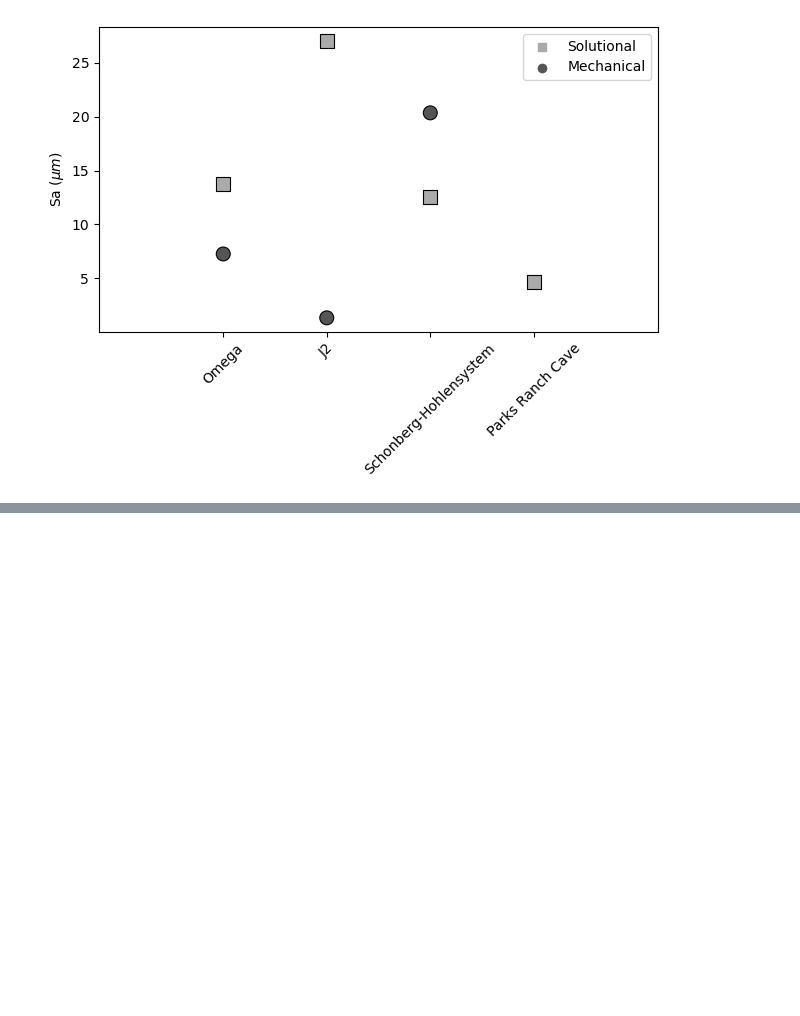
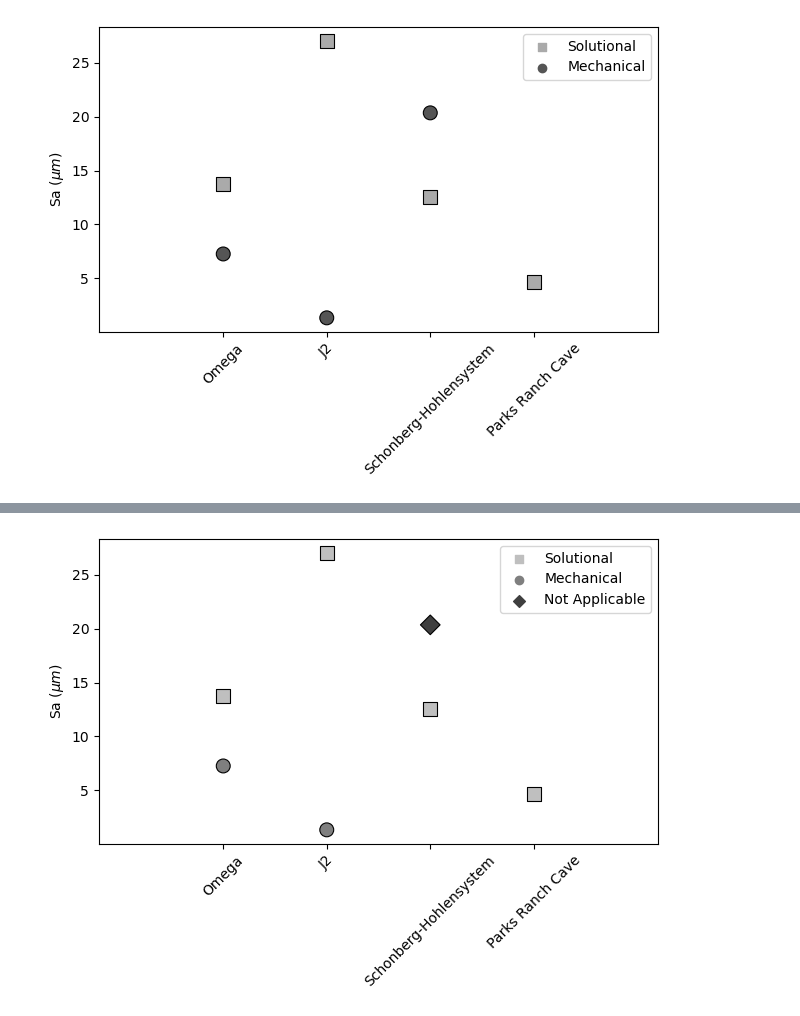
Before and after one commit to ethanoleson/Scallop_code, a Jupyter notebook: Roughness_figure/roughness2.ipynb, the cells around one changed output, grey strips where cells are left out. Saved outputs shown, nothing was run; the diff lists cells and outputs as text; code cells hidden in the pictures; blank space fills up the shorter version.

```diff
--- a/Roughness_figure/roughness2.ipynb
+++ b/Roughness_figure/roughness2.ipynb
@@ -85,0 +160,18 @@ plt.legend(title = '')
+# %%
+def roughnessplot(df, x_axis, color_by, marker_style, color_palette, markers_choice, save = None, rotation = None):
+    df = spreadsheet
+    sns.scatterplot(data= spreadsheet, x= spreadsheet[x_axis], y = spreadsheet['sa'], hue= spreadsheet[color_by],
+                    style= spreadsheet[marker_style], markers=markers_choice,
+                    palette=color_palette, s=100, edgecolor='black')
+    plt.margins(x=0.4)
+    plt.xticks(rotation = rotation)
+    plt.xlabel('')
+    plt.ylabel('Sa $(\mu m)$')
+    plt.legend(title = '')
+    plt.tight_layout()
+    plt.savefig(save, dpi = 300)
+    plt.show()
+# %%
+roughnessplot(cm_data, 'cave', 'feature', 'feature', 'binary', {'Mechanical': 'o', 'Solutional': 's', 'Not Applicable': 'D'}, 45)
+# %% [output]
+[figure, added]
```
Also changed, not shown: parts of 10 cells of this notebook, 1 other file.
